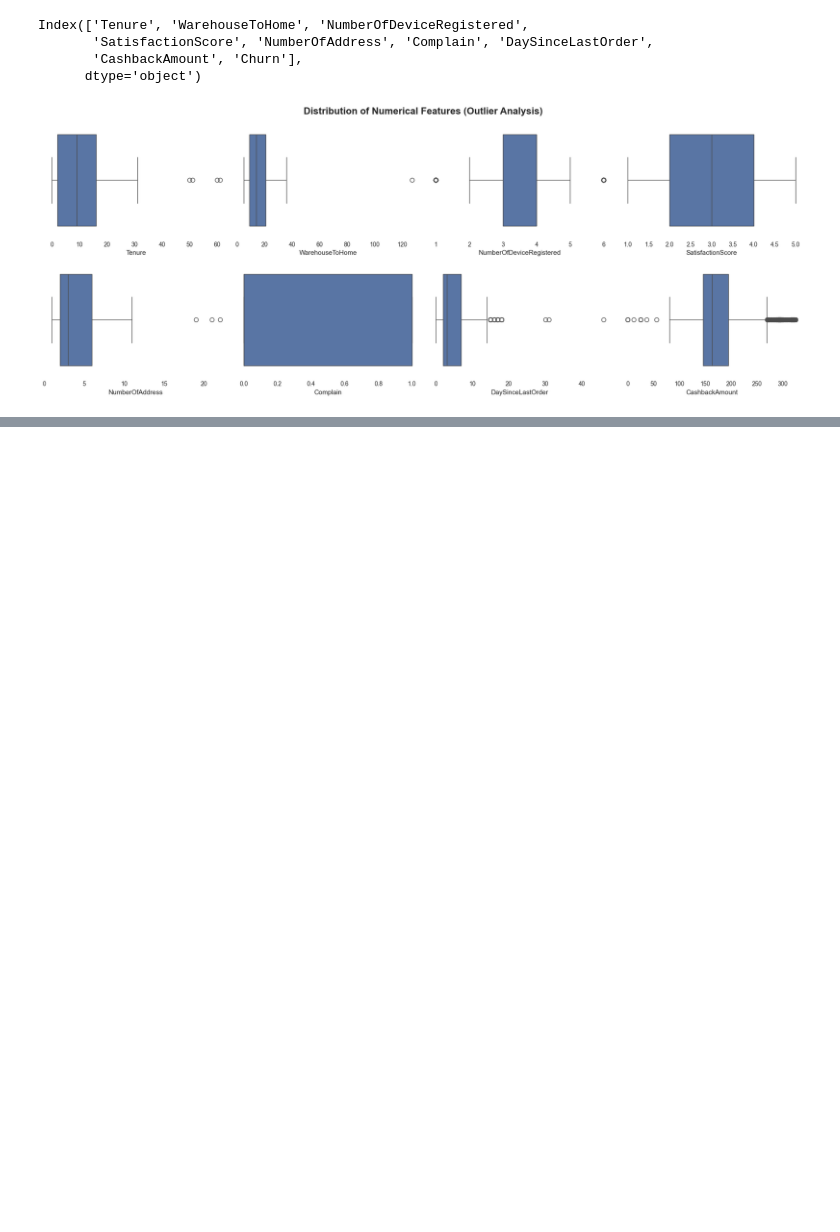
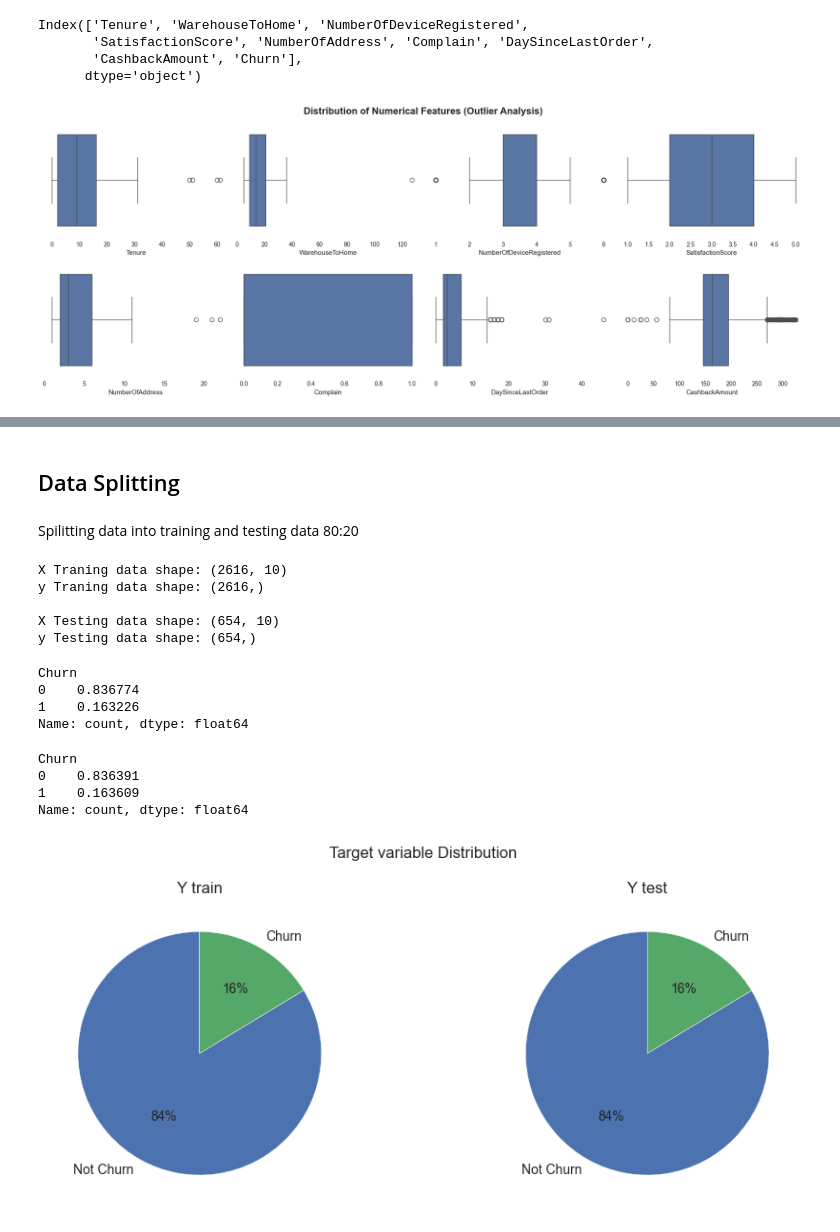
Before and after one commit to nayana-sisil/predictive-customer-churn-ecommerce-retention, a Jupyter notebook: cutomer_churn.ipynb, the cells around one changed output, grey strips where cells are left out. Cells and saved outputs as stored; diff of their text form; code cells hidden in the pictures; blank space fills up the shorter version.

Commit message:
splitting data

```diff
--- a/cutomer_churn.ipynb
+++ b/cutomer_churn.ipynb
@@ -379,0 +386,2 @@ plt.show()
+# %%
+df_cleaned = df_cleaning.copy(deep=True)
@@ -379,0 +412,52 @@ plt.show()
+# %% [markdown]
+## Data Splitting
+# %%
+X = df_cleaned.drop('Churn', axis=1)
+y = df_cleaned['Churn']
+# %% [markdown]
+Spilitting data into training and testing data 80:20
+# %%
+X_train, X_test, y_train, y_test = train_test_split(X,y, test_size=0.2, stratify=y,  random_state=42)
+
+print(f'X Traning data shape: {X_train.shape}')
+print(f'y Traning data shape: {y_train.shape}\n')
+print(f'X Testing data shape: {X_test.shape}')
+print(f'y Testing data shape: {y_test.shape}')
+# %% [output]
+X Traning data shape: (2616, 10)
+y Traning data shape: (2616,)
+
+X Testing data shape: (654, 10)
+y Testing data shape: (654,)
+# %%
+y_train.value_counts()/ len(y_train)
+# %% [output]
+Churn
+0    0.836774
+1    0.163226
+Name: count, dtype: float64
+# %%
+y_test.value_counts()/ len(y_test)
+# %% [output]
+Churn
+0    0.836391
+1    0.163609
+Name: count, dtype: float64
+# %%
+fig,axes = plt.subplots(1,2, figsize=(10,4))
+plt.suptitle('Target variable Distribution')
+
+labels = ['Not Churn','Churn']
+
+axes[0].pie(y_train.value_counts(), autopct='%.0f%%',labels=labels,startangle=90,
+        wedgeprops={'edgecolor': 'white'})
+axes[0].set_title('Y train')
+
+axes[1].pie(y_test.value_counts(), autopct='%.0f%%', labels=labels,startangle=90,
+        wedgeprops={'edgecolor': 'white'})
+axes[1].set_title('Y test')
+
+plt.tight_layout()
+plt.show()
+# %% [output]
+[figure, added]
```
Also changed, not shown: parts of 5 cells of this notebook.
